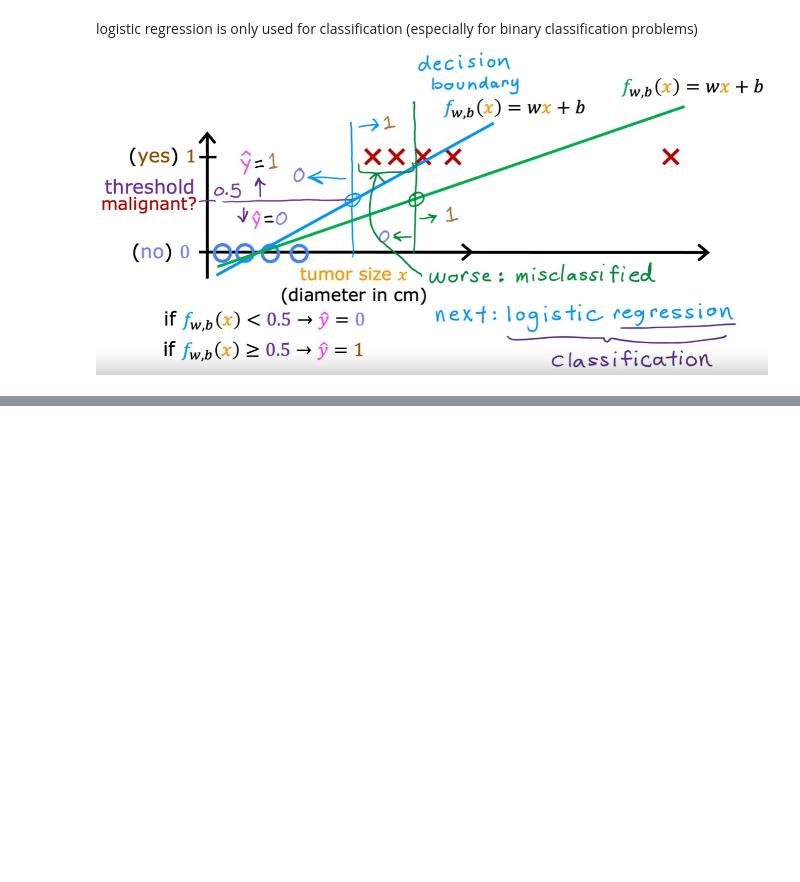
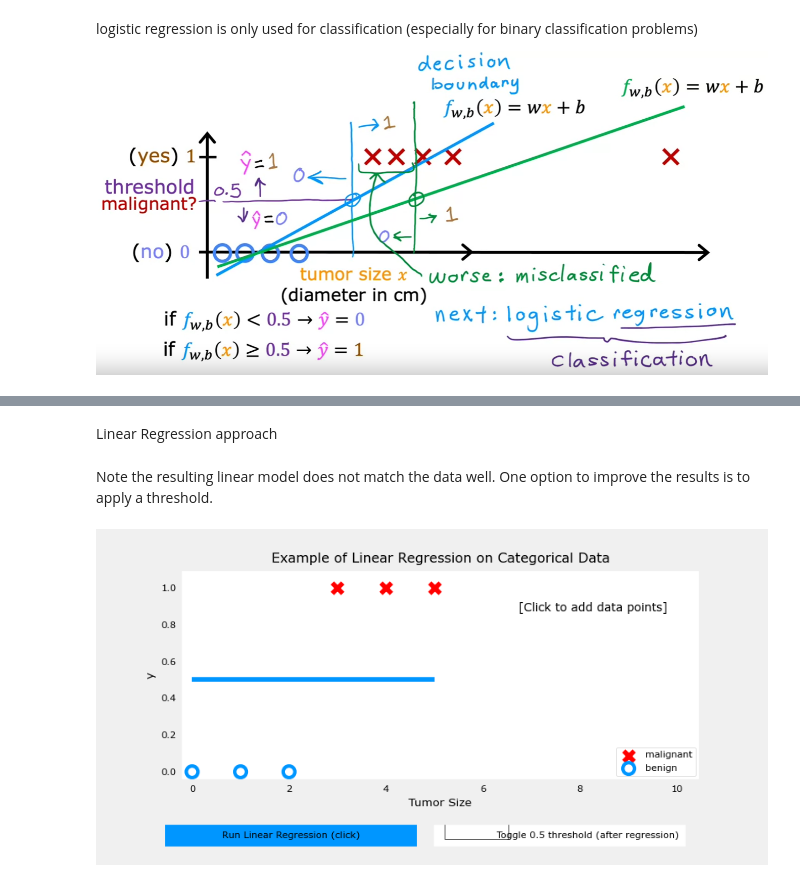
Before and after one commit to lishenjian1996/Programming-Study, a Jupyter notebook: Machine Learning/Supervised Machine Learning-Regression and Classification/week3/week3-classification-with-logistic-regression.ipynb, the cells around one changed output, grey strips where cells are left out. Drawn from its saved outputs; the diff is of its cells as text; code cells hidden in the pictures; blank space fills up the shorter version.

```diff
--- a/Machine Learning/Supervised Machine Learning-Regression and Classification/week3/week3.ipynb
+++ b/Machine Learning/Supervised Machine Learning-Regression and Classification/week3/week3-classification-with-logistic-regression.ipynb
@@ -12,0 +61,11 @@ logistic regression is only used for classification (especially for binary class
+# %% [markdown]
+Linear Regression approach
+# %% [markdown]
+Note the resulting linear model does not match the data well. One option to improve the results is to apply a threshold.
+# %%
+w_in = np.zeros((1))
+b_in = 0
+plt.close('all')
+addpt = plt_one_addpt_onclick( x_train,y_train, w_in, b_in, logistic=False)
+# %% [output]
+[figure, added]
```
Also changed, not shown: parts of 5 cells of this notebook, 1 other file.
